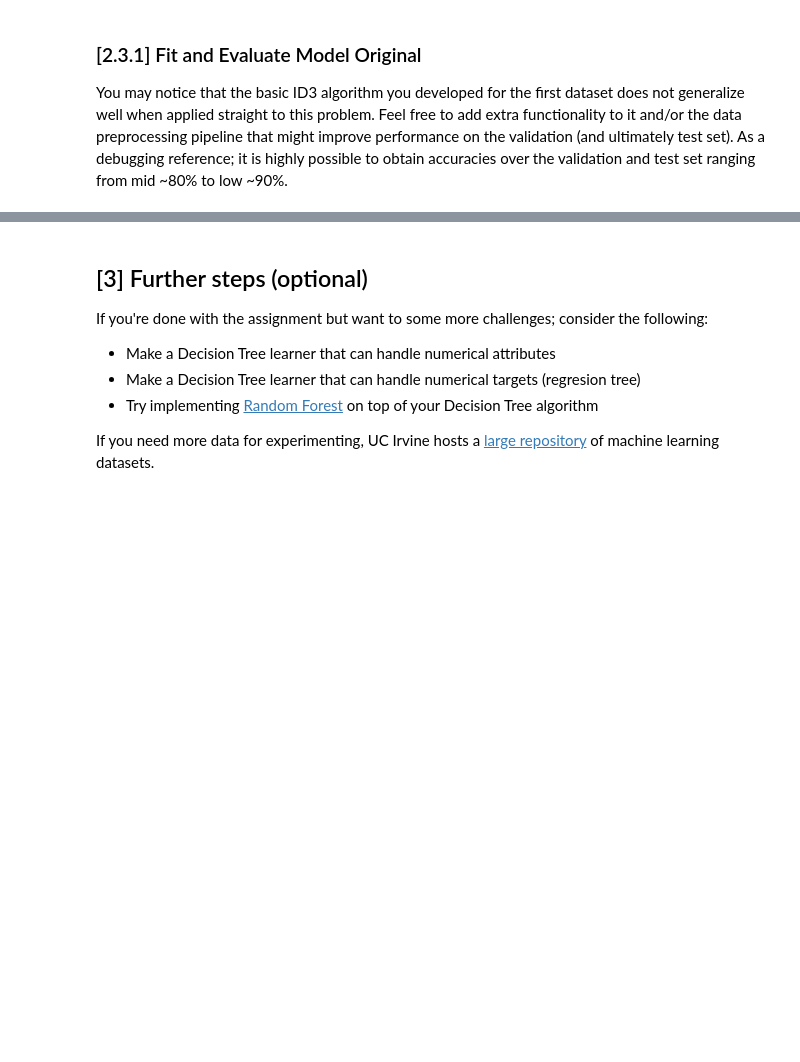
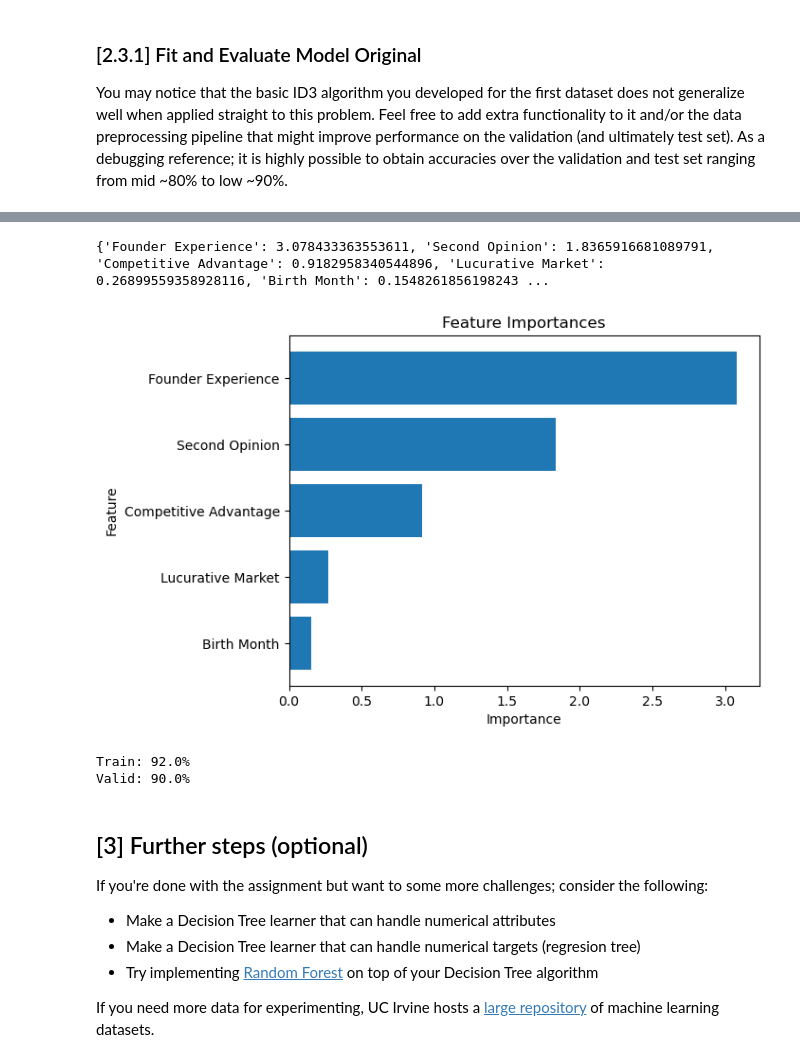
Before and after one commit to eirivarn/Machine_Learning_Intro, a Jupyter notebook: decision_tree/experiment.ipynb, the cells around one changed output, grey strips where cells are left out. Cells and saved outputs as stored; diff of their text form; code cells hidden in the pictures; blank space fills up the shorter version.

```diff
--- a/decision_tree/experiment.ipynb
+++ b/decision_tree/experiment.ipynb
@@ -156,7 +158,7 @@ Name: Split, dtype: int64
 You may notice that the basic ID3 algorithm you developed for the first dataset does not generalize well when applied straight to this problem. Feel free to add extra functionality to it and/or the data preprocessing pipeline that might improve performance on the validation (and ultimately test set). As a debugging reference; it is highly possible to obtain accuracies over the validation and test set ranging from mid ~80% to low ~90%.
 # %%
 # Fit model (TO TRAIN SET ONLY)
-model_2 = dt.DecisionTree_Original()  # <-- Feel free to add hyperparameters
+model_2 = dt.DecisionTree()  # <-- Feel free to add hyperparameters
 model_2.fit(X_train, y_train)
 
 print(f'Train: {dt.accuracy(y_train, model_2.predict(X_train)) * 100 :.1f}%')
@@ -227,7 +168,0 @@ Reduced error pruning
-# %%
-# Fit model (TO TRAIN SET ONLY)
-model_4 = dt.DecisionTree_Prune()
-model_4.fit(X_train, y_train, X_valid, y_valid)
-
-print(f'Train: {dt.accuracy(y_train, model_4.predict(X_train)) * 100 :.1f}%')
-print(f'Valid: {dt.accuracy(y_valid, model_4.predict(X_valid)) * 100 :.1f}%')
@@ -291,3 +189,45 @@ Valid: 70.0%
+# %%
+tree = dt.DecisionTree()
+tree.fit(X_train, y_train)
+importances = tree.get_feature_importance()
+print(importances)
+
+importances = tree.get_feature_importance()
+features = list(importances.keys())
+values = list(importances.values())
+
+plt.barh(features, values)
+plt.xlabel('Importance')
+plt.ylabel('Feature')
+plt.title('Feature Importances')
+plt.gca().invert_yaxis()  # Most important at the top
+plt.show()
+# %% [output]
+{'Founder Experience': 3.078433363553611, 'Second Opinion': 1.8365916681089791, 'Competitive Advantage': 0.9182958340544896, 'Lucurative Market': 0.26899559358928116, 'Birth Month': 0.1548261856198243 ...
+[figure, added]
+# %%
+X = data_2.drop(columns=['Outcome', 'Split'])
+X = X.drop(columns=['Birth Month'])
+
+data_2_train = data_2.query('Split == "train"')
+data_2_valid = data_2.query('Split == "valid"')
+data_2_test = data_2.query('Split == "test"')
+X_train, y_train = data_2_train.drop(columns=['Outcome', 'Split', 'Birth Month']), data_2_train.Outcome
+X_valid, y_valid = data_2_valid.drop(columns=['Outcome', 'Split', 'Birth Month']), data_2_valid.Outcome
+X_test, y_test = data_2_test.drop(columns=['Outcome', 'Split', 'Birth Month']), data_2_test.Outcome
+data_2.Split.value_counts()
+
+y_train_numeric = y_train.map({"success": 1, "failure": 0})
+y_test_numeric = y_test.map({"success": 1, "failure": 0})
+
+model_2 = dt.DecisionTree()  # <-- Feel free to add hyperparameters
+model_2.fit(X_train, y_train)
+
+print(f'Train: {dt.accuracy(y_train, model_2.predict(X_train)) * 100 :.1f}%')
+print(f'Valid: {dt.accuracy(y_valid, model_2.predict(X_valid)) * 100 :.1f}%')
+# %% [output]
+Train: 92.0%
+Valid: 90.0%
 # %% [markdown]
 ## [3] Further steps (optional)
 
```
Also changed, not shown: parts of 12 cells of this notebook, 1 other file.
